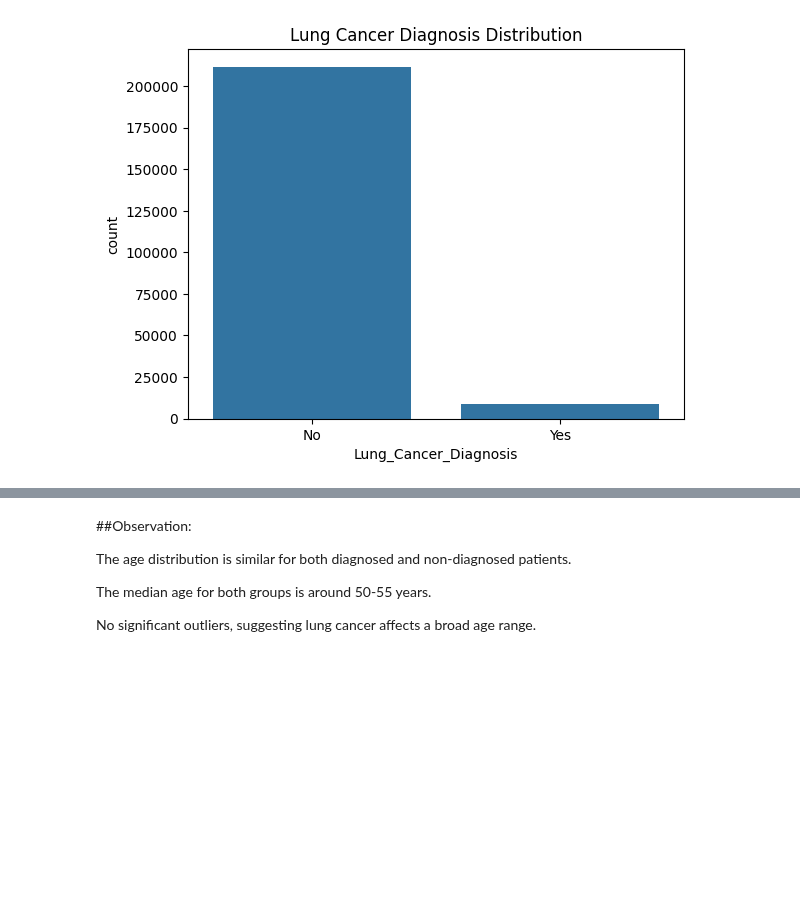
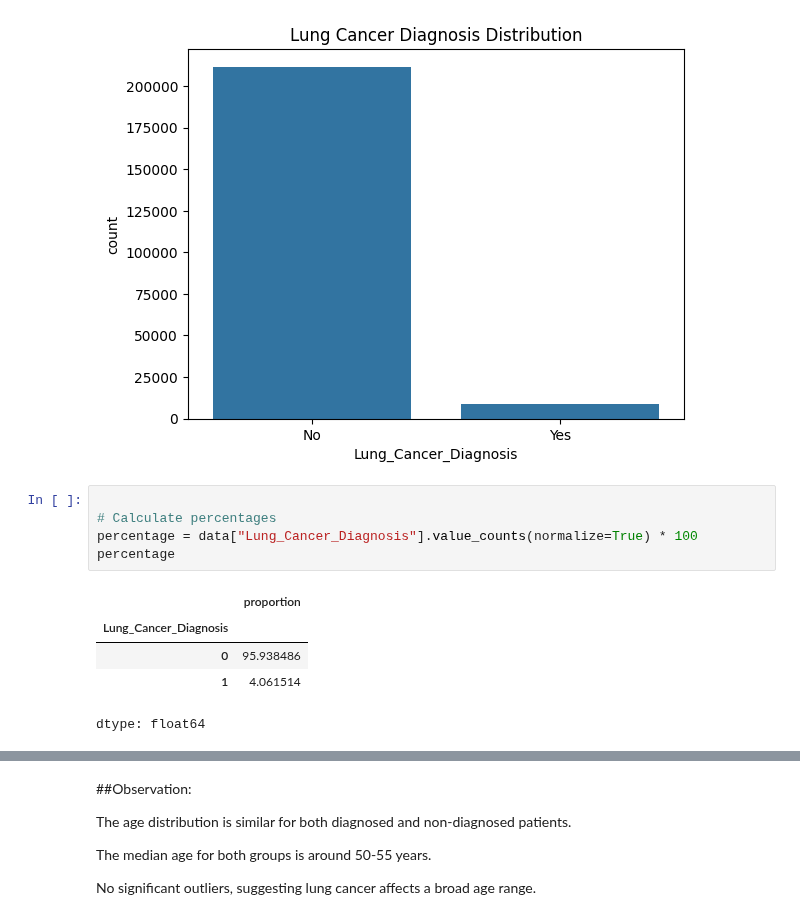
Before and after one commit to sowmyarshetty/Project2-AI-Class, a Jupyter notebook: Project2_AI_LungCancer.ipynb, the cells around one changed output, grey strips where cells are left out. Saved outputs shown, nothing was run; the diff lists cells and outputs as text; blank space fills up the shorter version.

```diff
--- a/Project2_AI_LungCancer.ipynb
+++ b/Project2_AI_LungCancer.ipynb
@@ -139,6 +139,17 @@ plt.title("Lung Cancer Diagnosis Distribution")
 plt.show()
 # %% [output]
 [figure]
+# %%
+
+# Calculate percentages
+percentage = data["Lung_Cancer_Diagnosis"].value_counts(normalize=True) * 100
+percentage
+# %% [output]
+|  | proportion |
+| Lung_Cancer_Diagnosis |  |
+| 0 | 95.938486 |
+| 1 | 4.061514 |
+dtype: float64
 # %%
 plt.figure(figsize=(10,6))
 sns.boxplot(x='Lung_Cancer_Diagnosis', y='Age', data=data)
```
Also changed, not shown: parts of 5 cells of this notebook.
